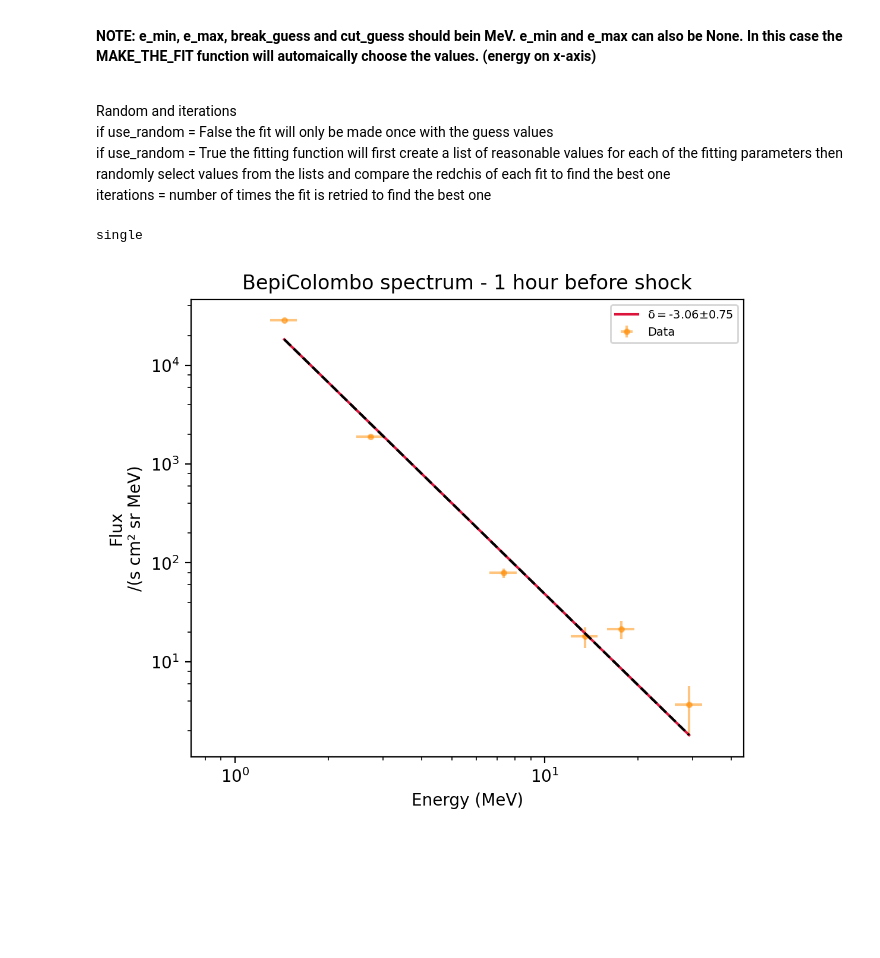
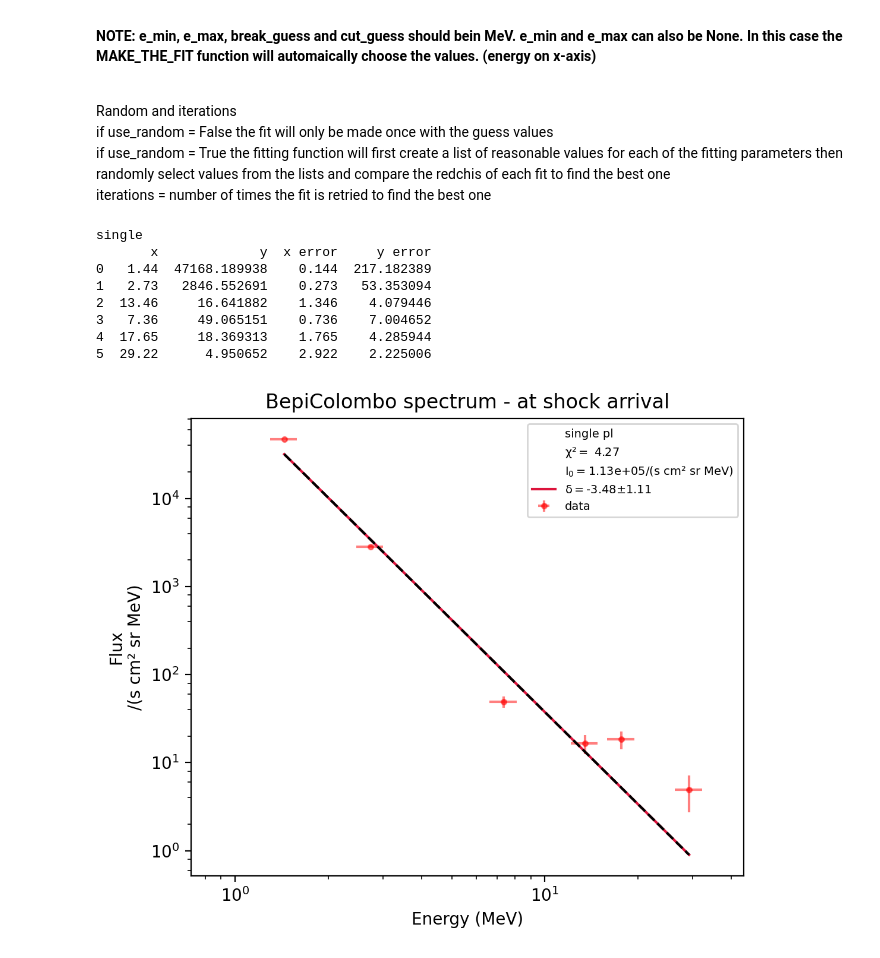
Before and after one commit to AnnamariaFedeli/SolOEPD-Plot-n-Fit-SEE, a Jupyter notebook: Notebook_for_all_data.ipynb, the cells around one changed output. Cells and saved outputs as stored; diff of their text form; code cells hidden in the pictures; blank space fills up the shorter version.

```diff
--- a/Notebook_for_all_data.ipynb
+++ b/Notebook_for_all_data.ipynb
@@ -13,7 +13,7 @@ data = pd.read_csv(path) # or pd.read_excel() for xlsx data
 #### Choose what to fit. The file can contain all kinds of data and multiple columns etc. Below, you need to choose what you want to fit. Choose x-axis data and y-axis data.
 # %%
 x_data = data['BepiColombo - Energy (MeV)']
-y_data = data['flux at 1-hour before shock']
+y_data = data['flux at shock arrival']
 #x_err = data['name of column with x uncertainty data']
 #y_err = data['name of column with y uncertainty data']
 
@@ -32,5 +32,7 @@ save_fit_variables = False # save the variables from the fit
 data_for_the_fit = pd.DataFrame()
 data_for_the_fit['x'] = x_data
 data_for_the_fit['y'] = y_data
-data_for_the_fit['x_err'] = x_err
-data_for_the_fit['y_err'] = y_err
+data_for_the_fit['x error'] = x_err
+data_for_the_fit['y error'] = y_err
+
+data_for_the_fit_list = [data_for_the_fit]
@@ -63,7 +75,7 @@ which_fit = 'best'
 <br> iterations = number of times the fit is retried to find the best one
 # %%
 e_min =  None # in MeV
-e_max =	0.089 # in MeV
+e_max = None# in MeV
 
 g1_guess = -1.9 # gamma 1 -> spectral index before the break (or single pl)
 g2_guess = -2.5 # gamma 2 -> spectral index after the break (for broken pl)
@@ -79,13 +91,23 @@ cut_guess = 0.12 #in MeV
 
 use_random = True
 iterations = 20
+
+which_fit = 'best'
 # %%
-plot_title = 'BepiColombo spectrum - 1 hour before shock'
+plot_title = 'BepiColombo spectrum - at shock arrival'
 x_label = 'Energy (MeV)'
 y_label = 'Flux\n/(s cm² sr MeV)'
 legend_title = ''
 # %%
-run_all(path, data_for_the_fit, savefig = True, plot_title = plot_title, x_label = x_label, y_label = y_label, legend_title = legend_title, which_fit = 'single')
+run_all(path, data_for_the_fit_list, savefig = True, plot_title = plot_title, x_label = x_label, y_label = y_label, legend_title = legend_title, which_fit = 'single',  e_min = e_min, e_max = e_max, g1_guess =g1_guess, g2_guess = g2_guess, g3_guess = g3_guess, c1_guess = c1_guess, alpha_guess = alpha_guess, beta_guess = beta_guess, break_guess_low = break_guess_low, break_guess_high = break_guess_high, cut_guess = cut_guess, use_random = use_random, iterations = iterations , legend_details = True)
+            # data, savefig, plot_title = '', x_label = 'Intensity [/]', y_label = 'Energy [MeV]', legend_title = '', data_label_for_legend = ['data'], which_fit = 'best', e_min = None, e_max = None, g1_guess = -1.9, g2_guess = -2.5, g3_guess = -4, c1_guess = 1000, alpha_guess = 10, beta_guess = 10, break_guess_low = 0.6, break_guess_high = 1.2, cut_guess = 1.2, use_random = True, iterations = 20 , legend_details = False):
 # %% [output]
 single
+       x             y  x error     y error
+0   1.44  47168.189938    0.144  217.182389
+1   2.73   2846.552691    0.273   53.353094
+2  13.46     16.641882    1.346    4.079446
+3   7.36     49.065151    0.736    7.004652
+4  17.65     18.369313    1.765    4.285944
+5  29.22      4.950652    2.922    2.225006
-[figure, old version]
+[figure, new version]
```
Also changed, not shown: parts of 2 cells of this notebook, 9 other files.
